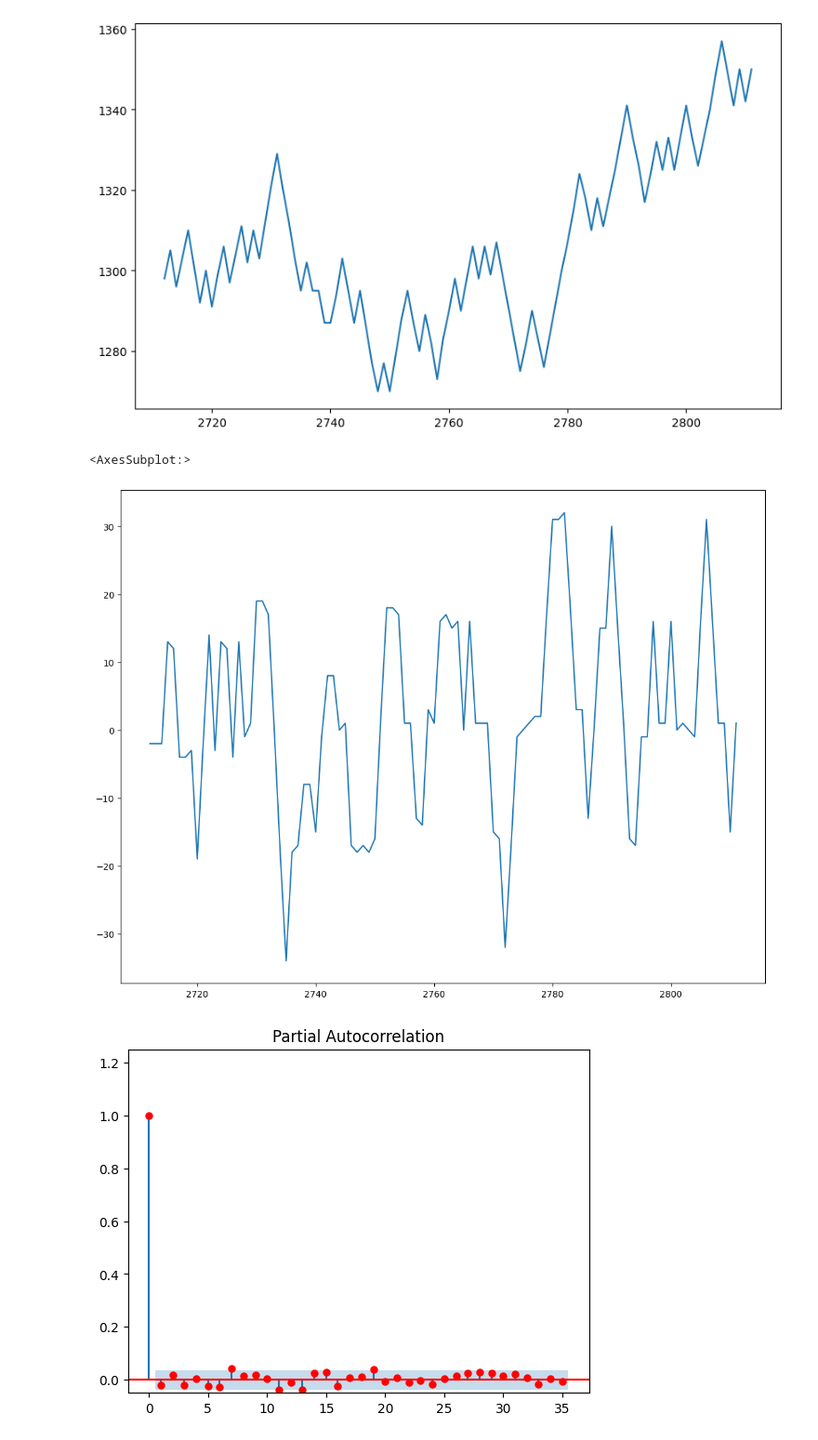
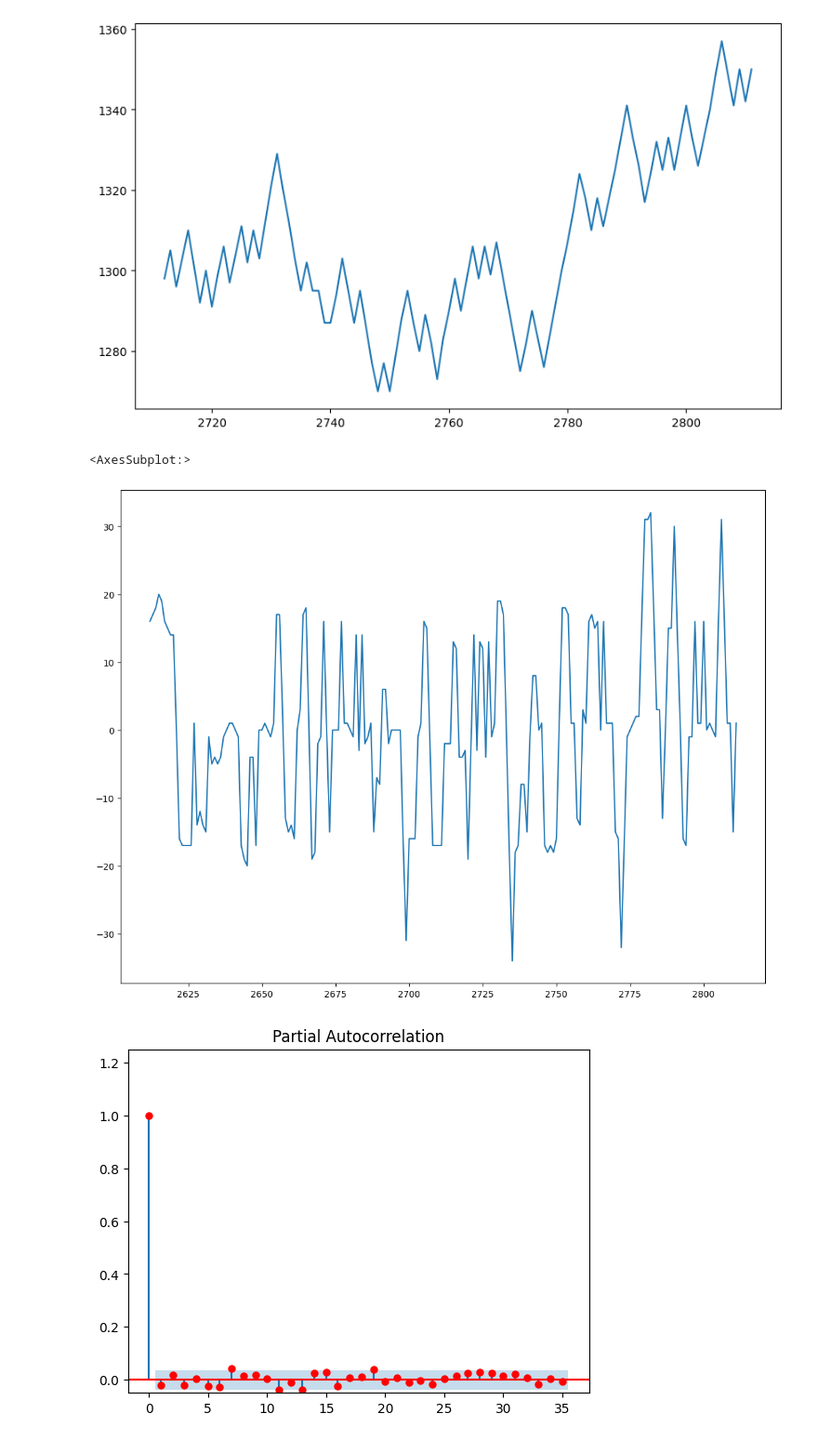
Before and after one commit to JammyNinja/Chess_analysis, a Jupyter notebook: notebooks/time_series.ipynb, the cells around one changed output. Shown: that part at 93% size. Cells and saved outputs as stored; diff of their text form; code cells hidden in the pictures.

```diff
--- a/notebooks/time_series.ipynb
+++ b/notebooks/time_series.ipynb
@@ -176,10 +178,10 @@ y.tail(100).plot()
 [figure]
 # %%
 fig, axes = plt.subplots(1, 1, figsize=(13,10))
-y.diff(4).tail(100).plot()
+y.diff(4).tail(200).plot()
 # %% [output]
 <AxesSubplot:>
-[figure, old version]
+[figure, new version]
 # %%
 plot_pacf(y.diff(1).dropna(), auto_ylims=True, method="ywm", c='r');
 # %% [output]
```
Also changed, not shown: parts of 4 cells of this notebook.
